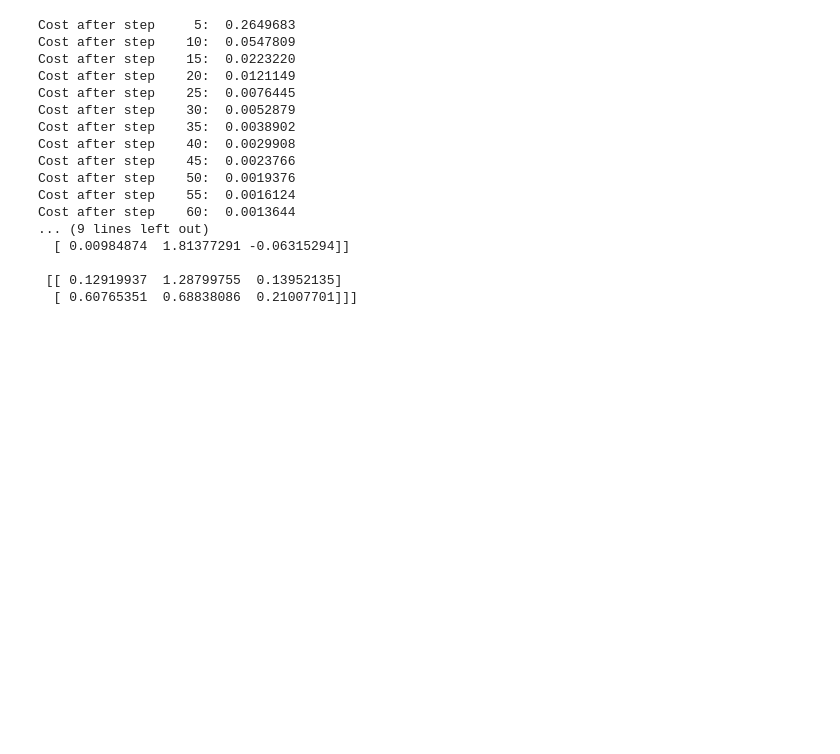
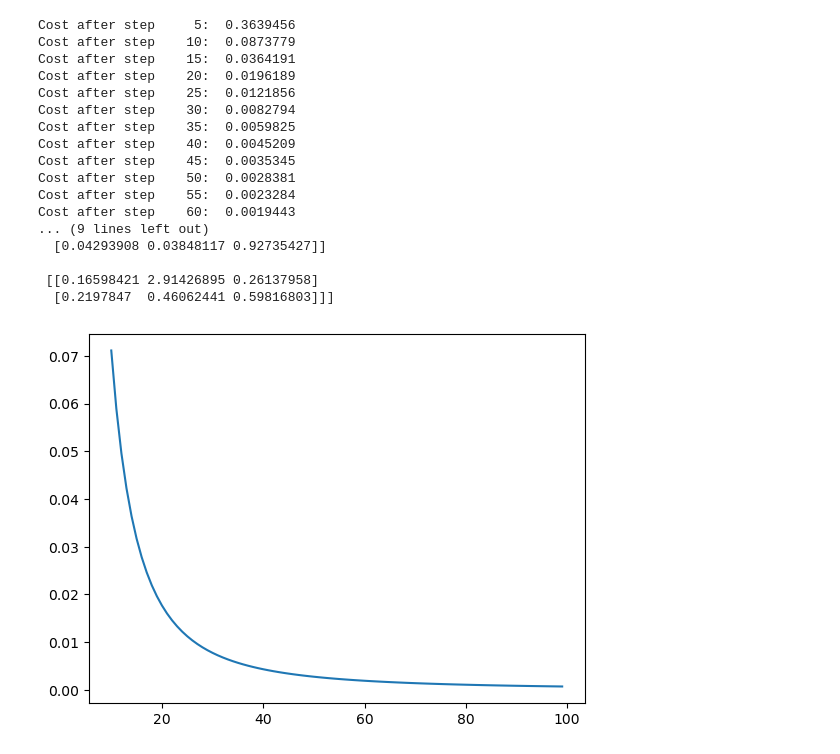
Before and after one commit to HangmingZhang/Quantum-Error-Mitigation-via-Z-mixed-state-Expression-of-the-Pauli-Channel, a Jupyter notebook: qml-task-test.ipynb, the cells around one changed output. Cells and saved outputs as stored; diff of their text form; code cells hidden in the pictures; blank space fills up the shorter version.

```diff
--- a/qml-task-test.ipynb
+++ b/qml-task-test.ipynb
@@ -90,48 +161,56 @@ def train_cir_with_qem(parameters):
 shape = qml.StronglyEntanglingLayers.shape(n_layers=2, n_wires=2)
 weights = np.random.random(size=shape)
 
 # We modify the definition of the Loss function
 # by dividing the output of the quantum circuit by the noise parameter p_t
 # to obtain the expected output of the quantum circuit after error mitigation,
 # and then proceed with the Loss calculation.
 
 def cost(x):
     return ((train_cir_with_qem(x) / p_t) - (-1)) ** 2
 
 opt = qml.GradientDescentOptimizer(stepsize=0.1)
 steps = 100
 params = weights
+loss = []
 qemzmsepc = qem.QEMZMSEPC(n_qubits)
 
 for i in range(steps):
     params = opt.step(cost, params)
     w = params.copy().reshape(-1)
     paras = [[0, w[0]], [0, w[1]], [0, w[2]], [0, w[3]], [0, w[4]], [0, w[5]], [0, 1], [1, 0],
          [0, w[6]], [0, w[7]], [0, w[8]], [0, w[9]], [0, w[10]], [0, w[11]], [0, 1], [1, 0]]
     nqubitspaulichannel = nqubitschannel.nqubitsrandompaulichannel(p_identity=0.85)
     _, p_t = qemzmsepc.qemzmsepc(operations=operations, paras=paras, dev=dev, p=0.9,
                              kraus_matrices_of_a_pauli_channel=nqubitspaulichannel)
     if (i + 1) % 5 == 0:
         print("Cost after step {:5d}: {: .7f}".format(i + 1, cost(params)))
+    loss.append(cost(params))
 print("Optimized rotation angles: {}".format(params))
+import matplotlib.pyplot as plt
+x = [i for i in range(10, 100)]
+y = loss[10:]
+plt.plot(x, y)
+plt.show()
 # %% [output]
-Cost after step     5:  0.2649683
-Cost after step    10:  0.0547809
-Cost after step    15:  0.0223220
-Cost after step    20:  0.0121149
-Cost after step    25:  0.0076445
-Cost after step    30:  0.0052879
-Cost after step    35:  0.0038902
-Cost after step    40:  0.0029908
-Cost after step    45:  0.0023766
-Cost after step    50:  0.0019376
-Cost after step    55:  0.0016124
-Cost after step    60:  0.0013644
+Cost after step     5:  0.3639456
+Cost after step    10:  0.0873779
+Cost after step    15:  0.0364191
+Cost after step    20:  0.0196189
+Cost after step    25:  0.0121856
+Cost after step    30:  0.0082794
+Cost after step    35:  0.0059825
+Cost after step    40:  0.0045209
+Cost after step    45:  0.0035345
+Cost after step    50:  0.0028381
+Cost after step    55:  0.0023284
+Cost after step    60:  0.0019443
 ... (9 lines left out)
-  [ 0.00984874  1.81377291 -0.06315294]]
+  [0.04293908 0.03848117 0.92735427]]
 
- [[ 0.12919937  1.28799755  0.13952135]
-  [ 0.60765351  0.68838086  0.21007701]]]
+ [[0.16598421 2.91426895 0.26137958]
+  [0.2197847  0.46062441 0.59816803]]]
+[figure, added]
 # %%
 # From the results, we can observe that the Loss function exhibits a stable decreasing trend
 # after error mitigation through the QEMZMSEPC scheme,
```
Also changed, not shown: parts of 3 cells of this notebook.
